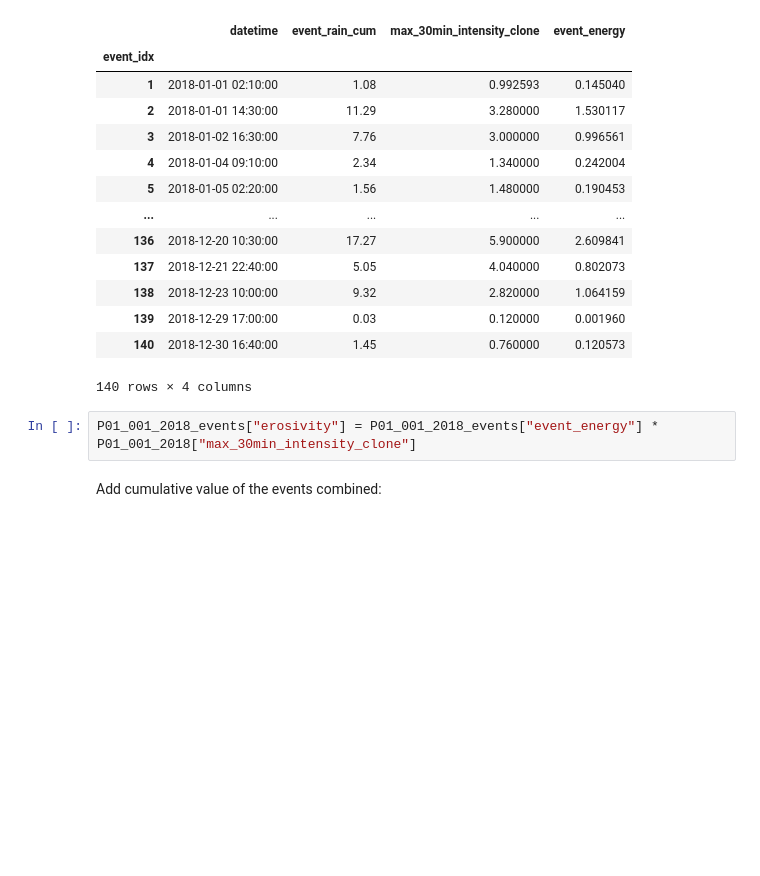
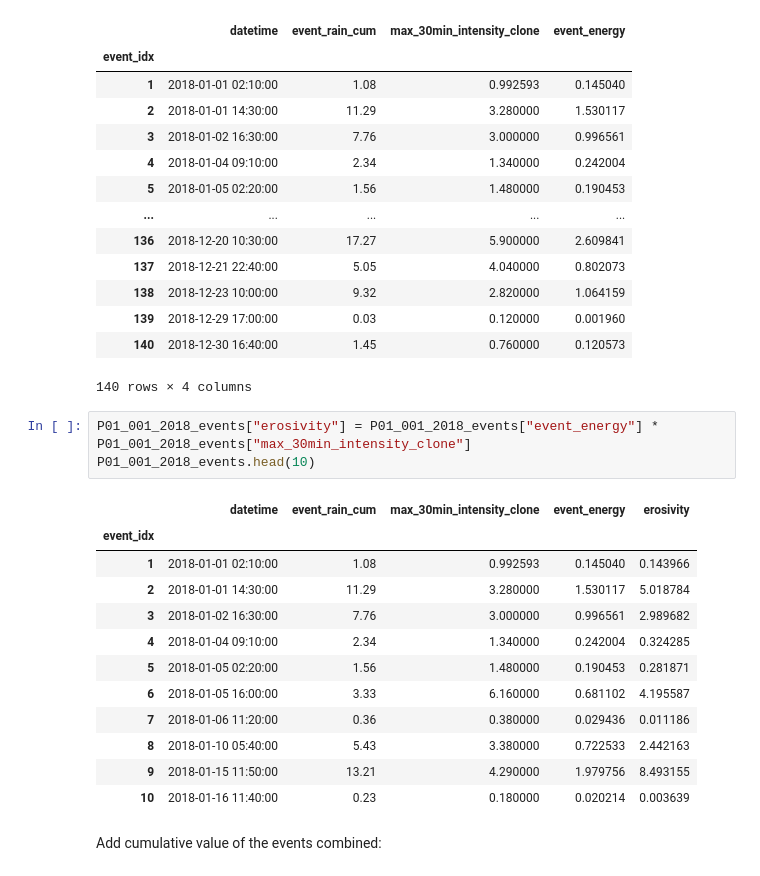
Before and after one commit to watem-sedem/rfactor, a Jupyter notebook: 202106_vanhoeys_erosivity.ipynb, the cells around one changed output. Saved outputs shown, nothing was run; the diff lists cells and outputs as text; blank space fills up the shorter version.

```diff
--- a/202106_vanhoeys_erosivity.ipynb
+++ b/202106_vanhoeys_erosivity.ipynb
@@ -388,7 +390,21 @@ P01_001_2018_events
 | 140 | 2018-12-30 16:40:00 | 1.45 | 0.760000 | 0.120573 |
 140 rows × 4 columns
 # %%
-P01_001_2018_events["erosivity"] = P01_001_2018_events["event_energy"] * P01_001_2018["max_30min_intensity_clone"]
+P01_001_2018_events["erosivity"] = P01_001_2018_events["event_energy"] * P01_001_2018_events["max_30min_intensity_clone"]
+P01_001_2018_events.head(10)
+# %% [output]
+|  | datetime | event_rain_cum | max_30min_intensity_clone | event_energy | erosivity |
+| event_idx |  |  |  |  |  |
+| 1 | 2018-01-01 02:10:00 | 1.08 | 0.992593 | 0.145040 | 0.143966 |
+| 2 | 2018-01-01 14:30:00 | 11.29 | 3.280000 | 1.530117 | 5.018784 |
+| 3 | 2018-01-02 16:30:00 | 7.76 | 3.000000 | 0.996561 | 2.989682 |
+| 4 | 2018-01-04 09:10:00 | 2.34 | 1.340000 | 0.242004 | 0.324285 |
+| 5 | 2018-01-05 02:20:00 | 1.56 | 1.480000 | 0.190453 | 0.281871 |
+| 6 | 2018-01-05 16:00:00 | 3.33 | 6.160000 | 0.681102 | 4.195587 |
+| 7 | 2018-01-06 11:20:00 | 0.36 | 0.380000 | 0.029436 | 0.011186 |
+| 8 | 2018-01-10 05:40:00 | 5.43 | 3.380000 | 0.722533 | 2.442163 |
+| 9 | 2018-01-15 11:50:00 | 13.21 | 4.290000 | 1.979756 | 8.493155 |
+| 10 | 2018-01-16 11:40:00 | 0.23 | 0.180000 | 0.020214 | 0.003639 |
 # %% [markdown]
 Add cumulative value of the events combined:
 # %%
```
Also changed, not shown: parts of 6 cells of this notebook.
